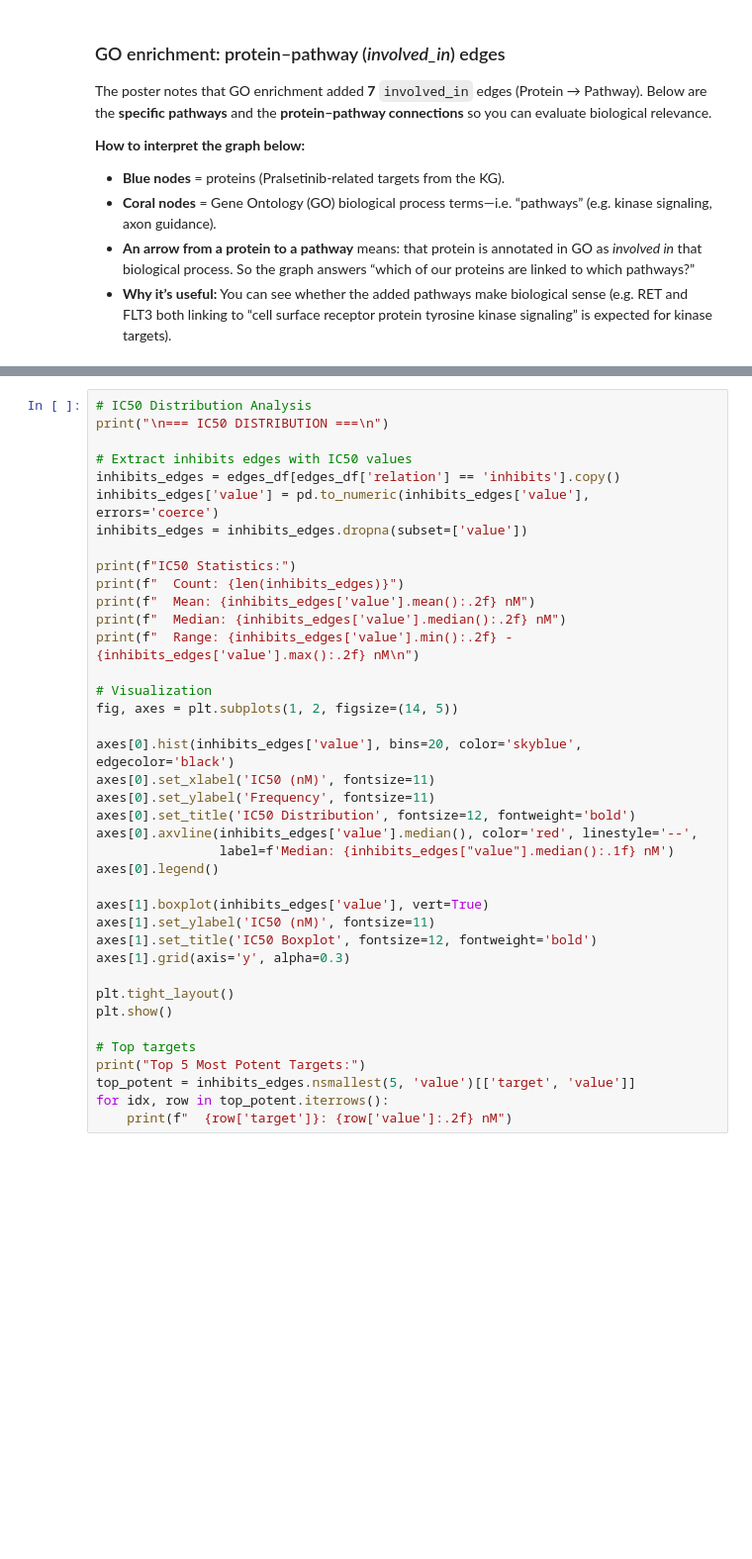
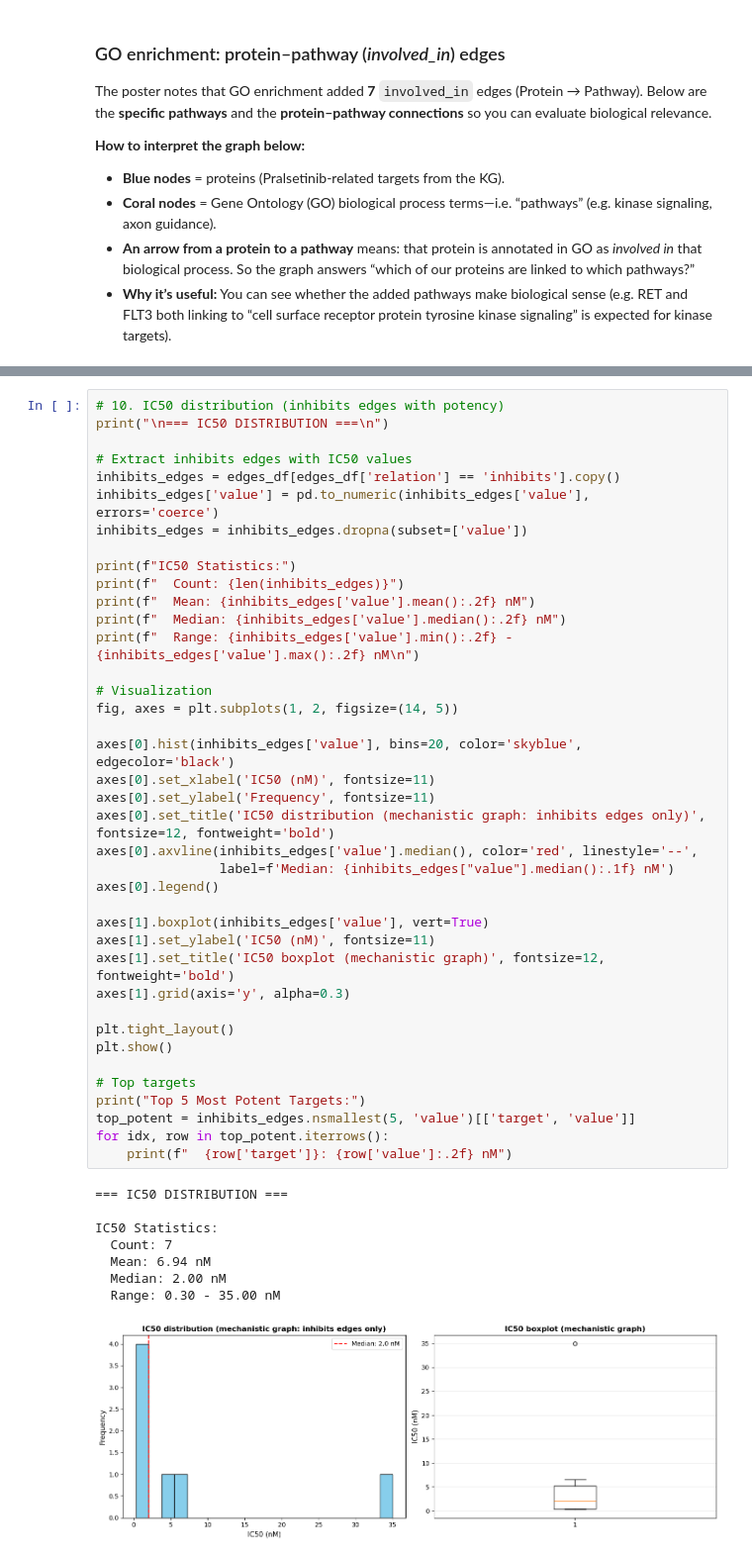
Before and after one commit to Ishaanbal/DSC180B-B23-Knowledge-Graph-and-Biomedical-Ontology, a Jupyter notebook: notebooks/eda.ipynb, the cells around one changed output, grey strips where cells are left out. Shown at 99% size. Saved outputs shown, nothing was run; the diff lists cells and outputs as text; blank space fills up the shorter version.

```diff
--- a/notebooks/eda.ipynb
+++ b/notebooks/eda.ipynb
@@ -492,5 +540,5 @@ Proto-oncogene tyrosine-protein kinase receptor Ret (human)    0.4
 # %%
-# IC50 Distribution Analysis
+# 10. IC50 distribution (inhibits edges with potency)
 print("\n=== IC50 DISTRIBUTION ===\n")
 
 # Extract inhibits edges with IC50 values
@@ -499,32 +547,41 @@ inhibits_edges['value'] = pd.to_numeric(inhibits_edges['value'], errors='coerce'
 inhibits_edges = inhibits_edges.dropna(subset=['value'])
 
 print(f"IC50 Statistics:")
 print(f"  Count: {len(inhibits_edges)}")
 print(f"  Mean: {inhibits_edges['value'].mean():.2f} nM")
 print(f"  Median: {inhibits_edges['value'].median():.2f} nM")
 print(f"  Range: {inhibits_edges['value'].min():.2f} - {inhibits_edges['value'].max():.2f} nM\n")
 
 # Visualization
 fig, axes = plt.subplots(1, 2, figsize=(14, 5))
 
 axes[0].hist(inhibits_edges['value'], bins=20, color='skyblue', edgecolor='black')
 axes[0].set_xlabel('IC50 (nM)', fontsize=11)
 axes[0].set_ylabel('Frequency', fontsize=11)
-axes[0].set_title('IC50 Distribution', fontsize=12, fontweight='bold')
+axes[0].set_title('IC50 distribution (mechanistic graph: inhibits edges only)', fontsize=12, fontweight='bold')
 axes[0].axvline(inhibits_edges['value'].median(), color='red', linestyle='--',
                 label=f'Median: {inhibits_edges["value"].median():.1f} nM')
 axes[0].legend()
 
 axes[1].boxplot(inhibits_edges['value'], vert=True)
 axes[1].set_ylabel('IC50 (nM)', fontsize=11)
-axes[1].set_title('IC50 Boxplot', fontsize=12, fontweight='bold')
+axes[1].set_title('IC50 boxplot (mechanistic graph)', fontsize=12, fontweight='bold')
 axes[1].grid(axis='y', alpha=0.3)
 
 plt.tight_layout()
 plt.show()
 
 # Top targets
 print("Top 5 Most Potent Targets:")
 top_potent = inhibits_edges.nsmallest(5, 'value')[['target', 'value']]
 for idx, row in top_potent.iterrows():
     print(f"  {row['target']}: {row['value']:.2f} nM")
+# %% [output]
+=== IC50 DISTRIBUTION ===
+
+IC50 Statistics:
+  Count: 7
+  Mean: 6.94 nM
+  Median: 2.00 nM
+  Range: 0.30 - 35.00 nM
+[figure, added]
```
Also changed, not shown: parts of 29 cells of this notebook.
